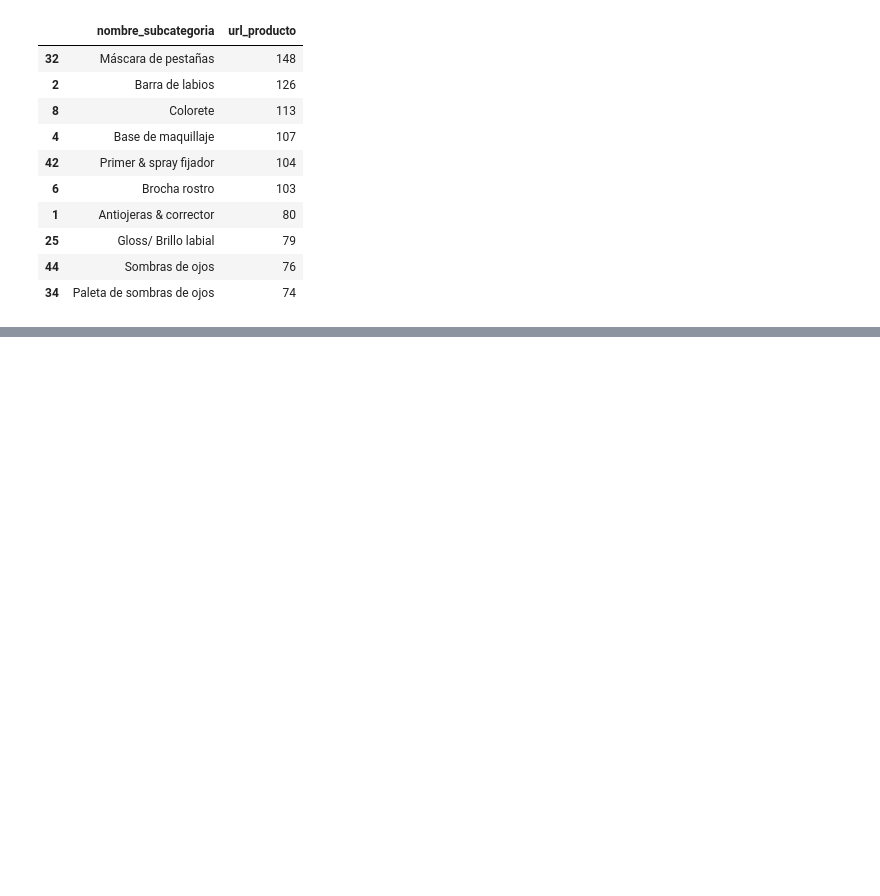
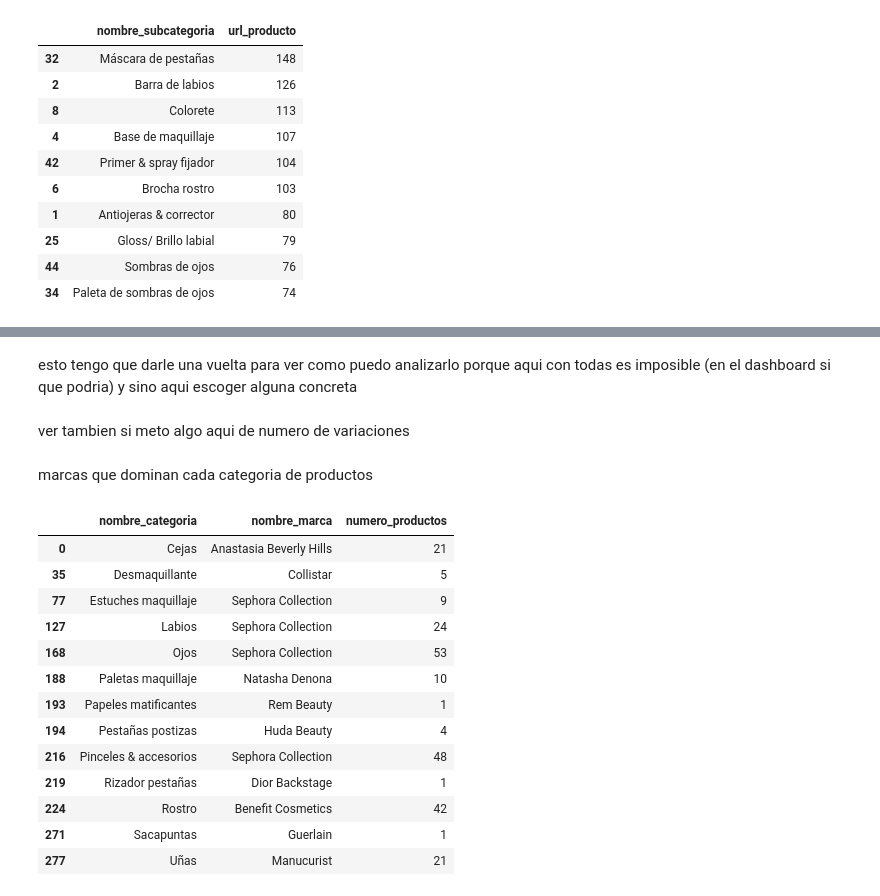
Before and after one commit to raquelscv/proyecto_final_sephora, a Jupyter notebook: eda_general.ipynb, the cells around one changed output, grey strips where cells are left out. Cells and saved outputs as stored; diff of their text form; code cells hidden in the pictures; blank space fills up the shorter version.

```diff
--- a/eda_general.ipynb
+++ b/eda_general.ipynb
@@ -161,0 +307,30 @@ df_result.head(10)
+# %% [markdown]
+esto tengo que darle una vuelta para ver como puedo analizarlo porque aqui con todas es imposible (en el dashboard si que podria) y sino aqui escoger alguna concreta
+# %% [markdown]
+ver tambien si meto algo aqui de numero de variaciones
+# %% [markdown]
+marcas que dominan cada categoria de productos
+# %%
+# Contar el número de productos por marca dentro de cada categoría
+marcas_por_categoria = df.groupby(["nombre_categoria", "nombre_marca"])["url_producto"].count().reset_index(name="numero_productos")
+
+# Encontrar la marca con más productos para cada categoría
+marcas_dominantes_por_categoria = marcas_por_categoria.loc[marcas_por_categoria.groupby("nombre_categoria")["numero_productos"].idxmax()]
+
+# Mostrar los resultados
+marcas_dominantes_por_categoria
+# %% [output]
+|  | nombre_categoria | nombre_marca | numero_productos |
+| 0 | Cejas | Anastasia Beverly Hills | 21 |
+| 35 | Desmaquillante | Collistar | 5 |
+| 77 | Estuches maquillaje | Sephora Collection | 9 |
+| 127 | Labios | Sephora Collection | 24 |
+| 168 | Ojos | Sephora Collection | 53 |
+| 188 | Paletas maquillaje | Natasha Denona | 10 |
+| 193 | Papeles matificantes | Rem Beauty | 1 |
+| 194 | Pestañas postizas | Huda Beauty | 4 |
+| 216 | Pinceles & accesorios | Sephora Collection | 48 |
+| 219 | Rizador pestañas | Dior Backstage | 1 |
+| 224 | Rostro | Benefit Cosmetics | 42 |
+| 271 | Sacapuntas | Guerlain | 1 |
+| 277 | Uñas | Manucurist | 21 |
```
Also changed, not shown: parts of 23 cells of this notebook.
